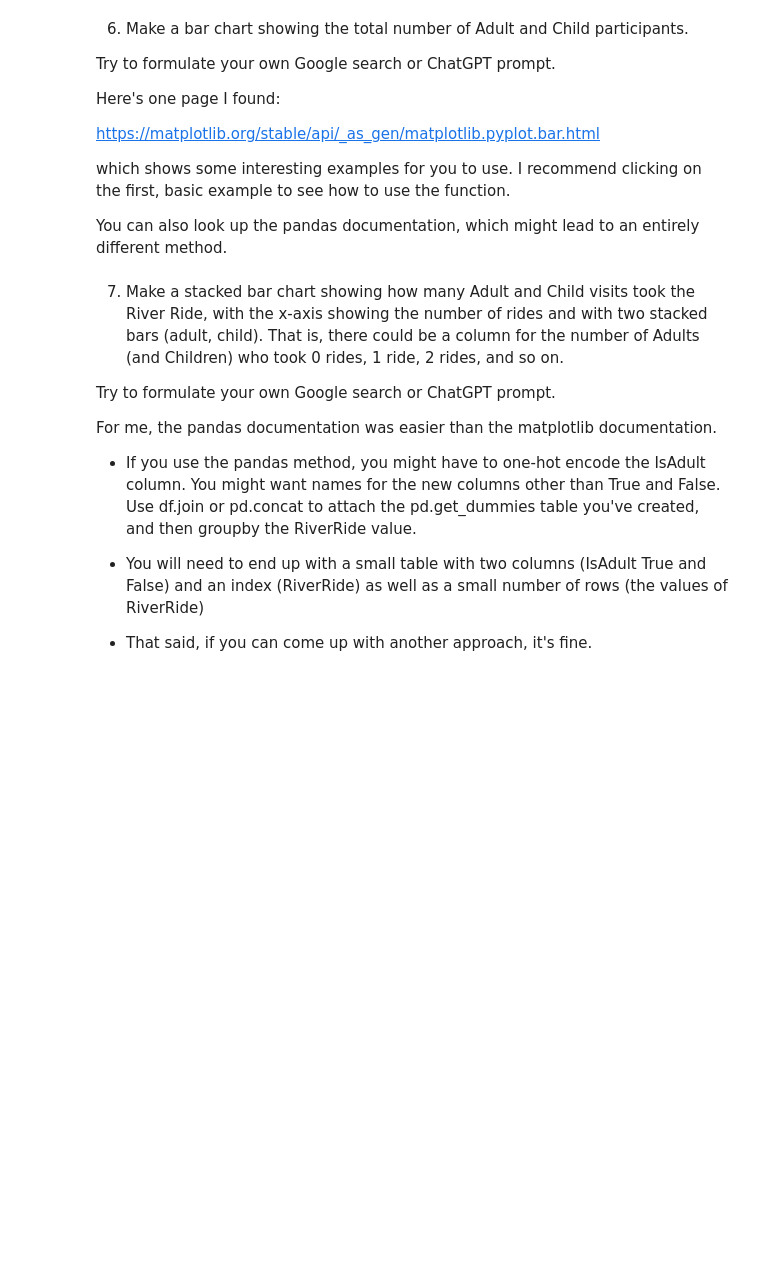
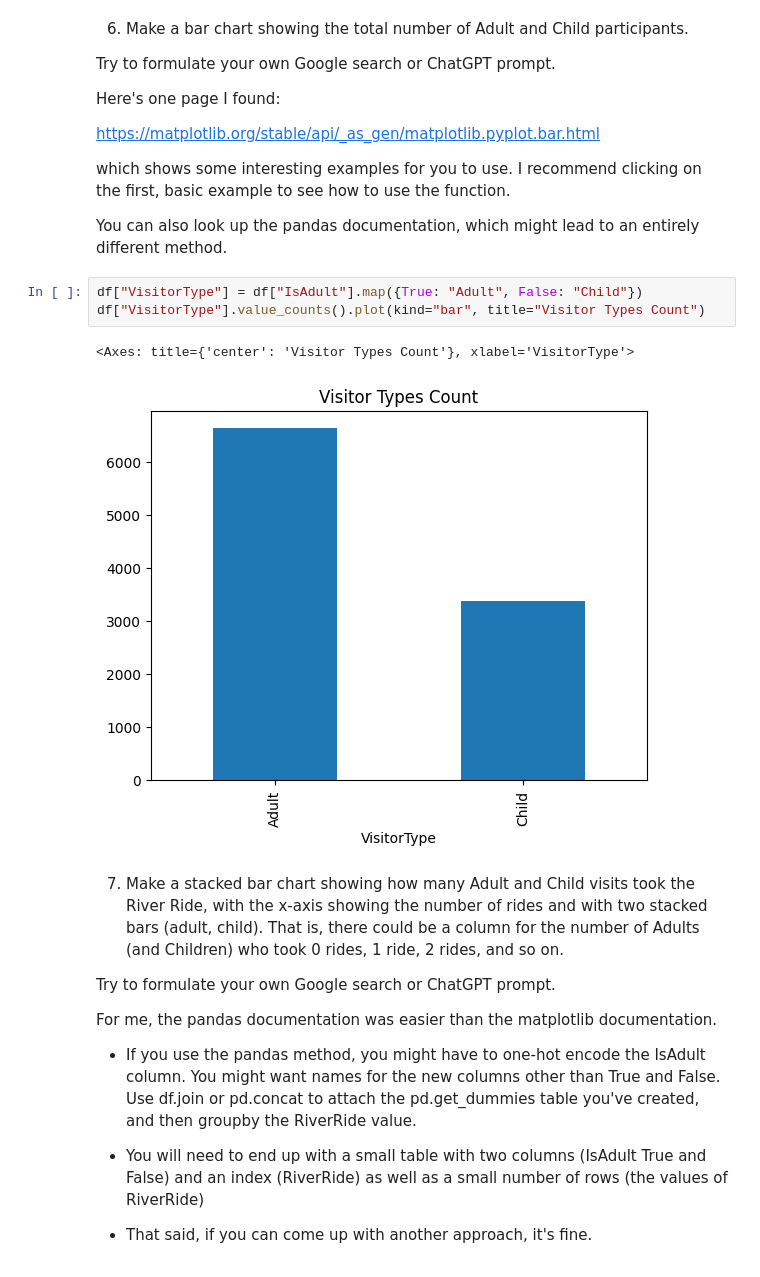
Before and after one commit to mostafa-mahmoud21/week2_Ai, a Jupyter notebook: Week3.ipynb, the cells around one changed output. Saved outputs shown, nothing was run; the diff lists cells and outputs as text; blank space fills up the shorter version.

```diff
--- a/Week3.ipynb
+++ b/Week3.ipynb
@@ -210,6 +258,12 @@ https://matplotlib.org/stable/api/_as_gen/matplotlib.pyplot.bar.html
 which shows some interesting examples for you to use.  I recommend clicking on the first, basic example to see how to use the function.
 
 You can also look up the pandas documentation, which might lead to an entirely different method.
+# %%
+df["VisitorType"] = df["IsAdult"].map({True: "Adult", False: "Child"})
+df["VisitorType"].value_counts().plot(kind="bar", title="Visitor Types Count")
+# %% [output]
+<Axes: title={'center': 'Visitor Types Count'}, xlabel='VisitorType'>
+[figure, added]
 # %% [markdown]
 7. Make a stacked bar chart showing how many Adult and Child visits took the River Ride, with the x-axis showing the number of rides and with two stacked bars (adult, child).  That is, there could be a column for the number of Adults (and Children) who took 0 rides, 1 ride, 2 rides, and so on.
 
```
Also changed, not shown: parts of 9 cells of this notebook.
